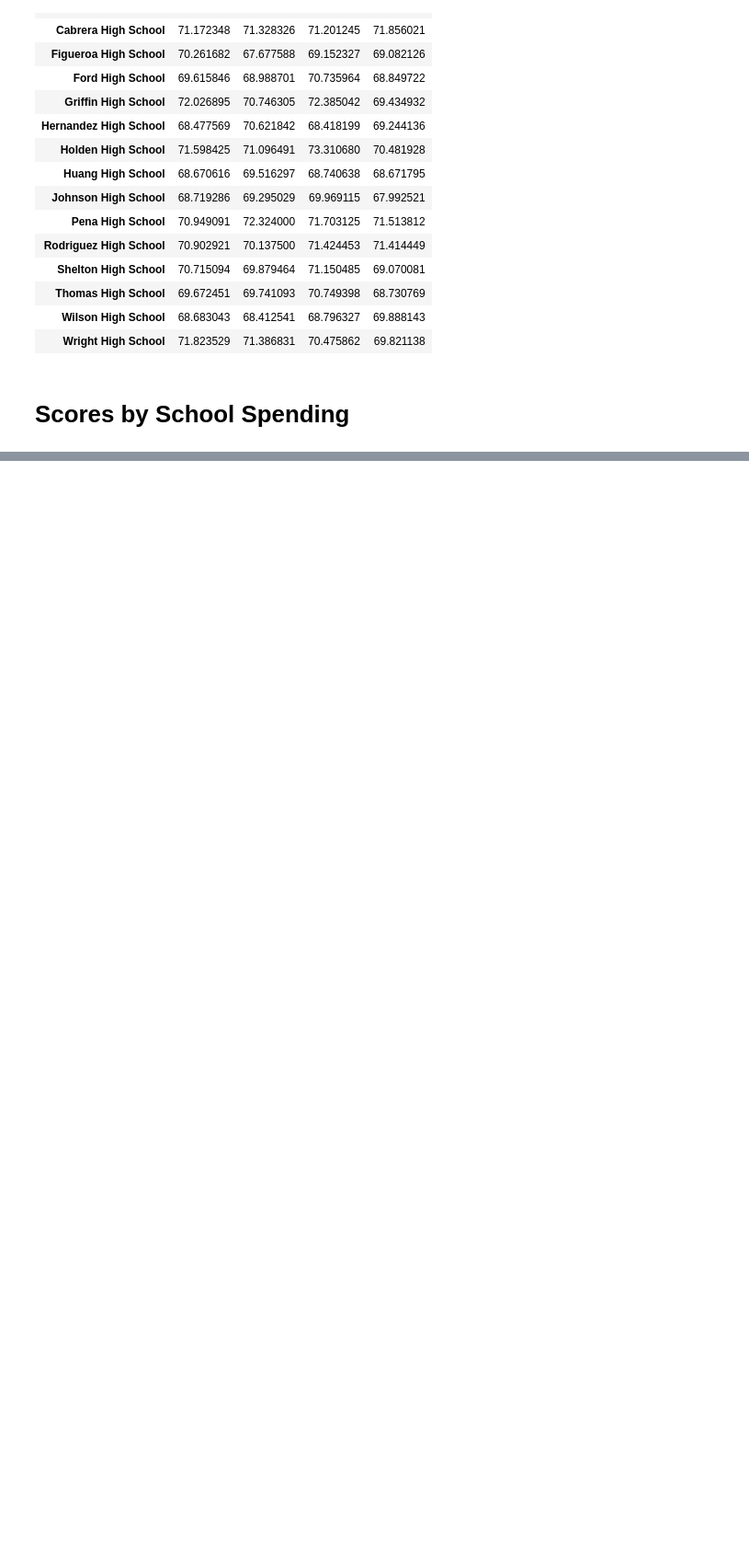
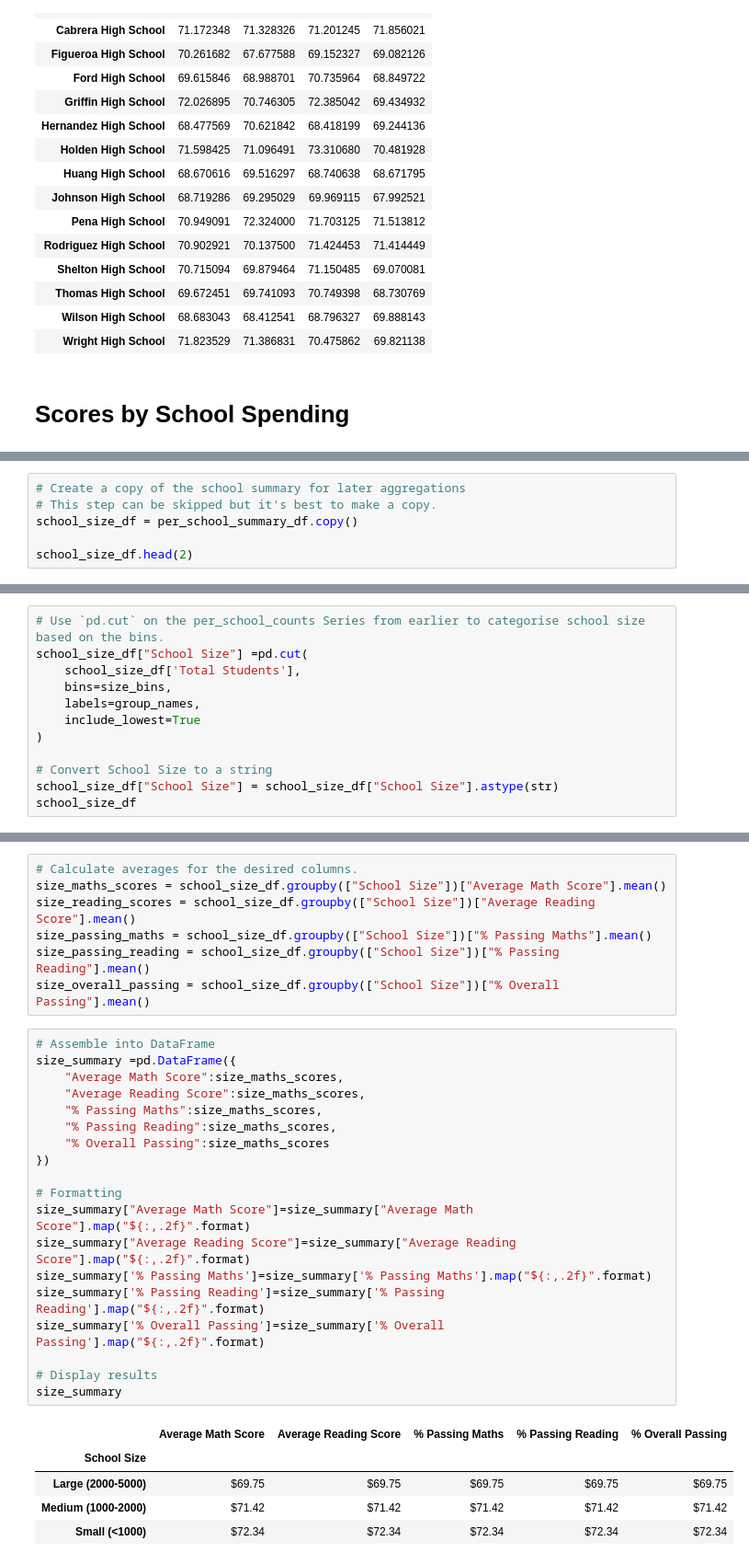
Before and after one commit to AMRITKAUR89/pandas-challenge, a Jupyter notebook: main.ipynb, the cells around one changed output, grey strips where cells are left out. Shown at 92% size. Saved outputs shown, nothing was run; the diff lists cells and outputs as text; blank space fills up the shorter version.

```diff
--- a/main.ipynb
+++ b/main.ipynb
@@ -339,0 +393,6 @@ TypeError: '<' not supported between instances of 'int' and 'str'
+# %%
+# Create a copy of the school summary for later aggregations
+# This step can be skipped but it's best to make a copy.
+school_size_df = per_school_summary_df.copy()
+
+school_size_df.head(2)
@@ -339,0 +404,12 @@ TypeError: '<' not supported between instances of 'int' and 'str'
+# %%
+# Use `pd.cut` on the per_school_counts Series from earlier to categorise school size based on the bins.
+school_size_df["School Size"] =pd.cut(
+    school_size_df['Total Students'],
+    bins=size_bins,
+    labels=group_names,
+    include_lowest=True
+)
+
+# Convert School Size to a string
+school_size_df["School Size"] = school_size_df["School Size"].astype(str)
+school_size_df
@@ -339,0 +434,32 @@ TypeError: '<' not supported between instances of 'int' and 'str'
+# %%
+# Calculate averages for the desired columns.
+size_maths_scores = school_size_df.groupby(["School Size"])["Average Math Score"].mean()
+size_reading_scores = school_size_df.groupby(["School Size"])["Average Reading Score"].mean()
+size_passing_maths = school_size_df.groupby(["School Size"])["% Passing Maths"].mean()
+size_passing_reading = school_size_df.groupby(["School Size"])["% Passing Reading"].mean()
+size_overall_passing = school_size_df.groupby(["School Size"])["% Overall Passing"].mean()
+# %%
+# Assemble into DataFrame
+size_summary =pd.DataFrame({
+    "Average Math Score":size_maths_scores,
+    "Average Reading Score":size_maths_scores,
+    "% Passing Maths":size_maths_scores,
+    "% Passing Reading":size_maths_scores,
+    "% Overall Passing":size_maths_scores
+})
+
+# Formatting
+size_summary["Average Math Score"]=size_summary["Average Math Score"].map("${:,.2f}".format)
+size_summary["Average Reading Score"]=size_summary["Average Reading Score"].map("${:,.2f}".format)
+size_summary['% Passing Maths']=size_summary['% Passing Maths'].map("${:,.2f}".format)
+size_summary['% Passing Reading']=size_summary['% Passing Reading'].map("${:,.2f}".format)
+size_summary['% Overall Passing']=size_summary['% Overall Passing'].map("${:,.2f}".format)
+
+# Display results
+size_summary
+# %% [output]
+|  | Average Math Score | Average Reading Score | % Passing Maths | % Passing Reading | % Overall Passing |
+| School Size |  |  |  |  |  |
+| Large (2000-5000) | $69.75 | $69.75 | $69.75 | $69.75 | $69.75 |
+| Medium (1000-2000) | $71.42 | $71.42 | $71.42 | $71.42 | $71.42 |
+| Small (<1000) | $72.34 | $72.34 | $72.34 | $72.34 | $72.34 |
```
Also changed, not shown: parts of 14 cells of this notebook.
